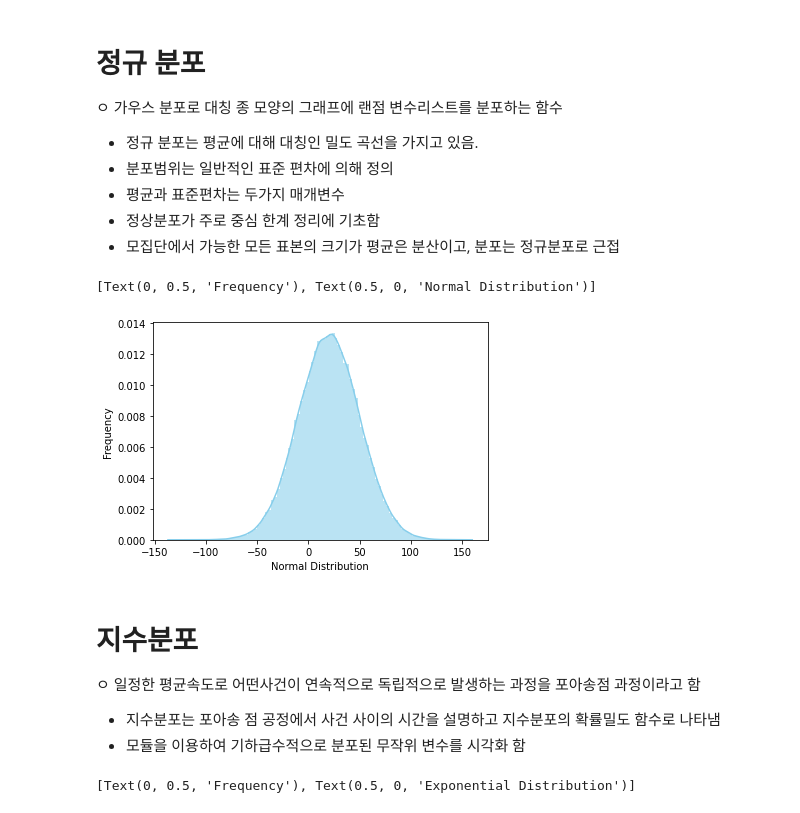
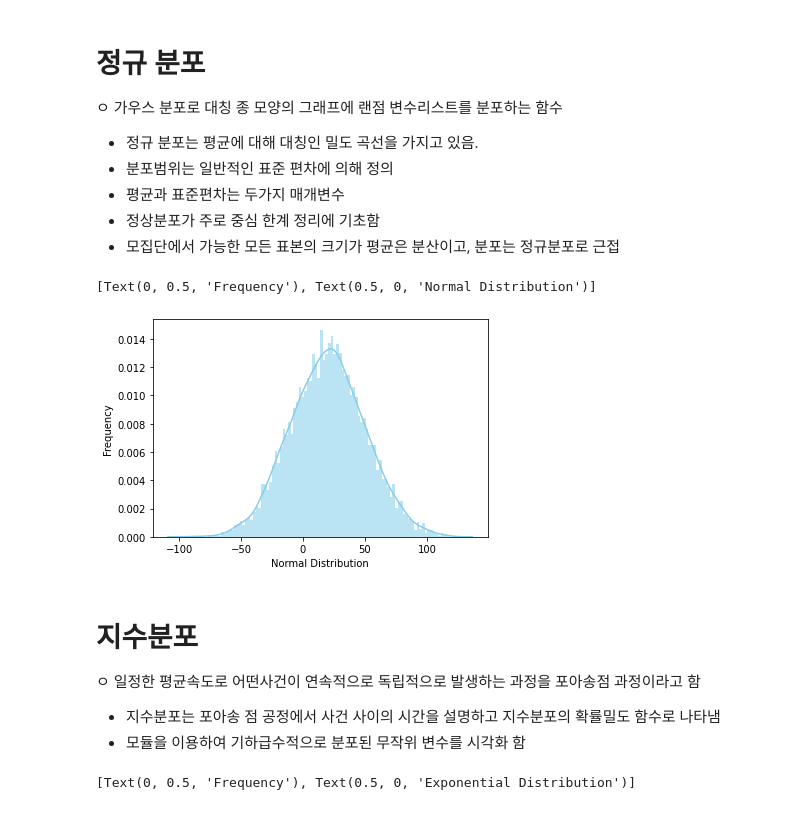
Before and after one commit to ChoonSikBang/2021-Study, a Jupyter notebook: 2주차_Understanding_statistics(2).ipynb, the cells around one changed output. Cells and saved outputs as stored; diff of their text form; code cells hidden in the pictures.

```diff
--- a/2주차_Understanding_statistics(2).ipynb
+++ b/2주차_Understanding_statistics(2).ipynb
@@ -1,7 +1,7 @@
 # %% [markdown]
 <a href="https://colab.research.google.com/github/ChoonSikBang/2021-Study/blob/main/2%EC%A3%BC%EC%B0%A8_Understanding_statistics(2).ipynb" target="_parent"><img src="https://colab.research.google.com/assets/colab-badge.svg" alt="Open In Colab"/></a>
 # %% [markdown]
-# 정규 분포
+# **정규 분포**
 
 ㅇ 가우스 분포로 대칭 종 모양의 그래프에 랜점 변수리스트를 분포하는 함수
   - 정규 분포는 평균에 대해 대칭인 밀도 곡선을 가지고 있음.
@@ -12,31 +12,36 @@
 # %%
 '''
 정규 분포
 
 ㅇ 가우스 분포로 대칭 종 모양의 그래프에 랜점 변수리스트를 분포하는 함수
   - 정규 분포는 평균에 대해 대칭인 밀도 곡선을 가지고 있음.
   - 분포범위는 일반적인 표준 편차에 의해 정의
   - 평균과 표준편차는 두가지 매개변수
   - 정상분포가 주로 중심 한계 정리에 기초함
   - 모집단에서 가능한 모든 표본의 크기가 평균은 분산이고, 분포는 정규분포로 근접
 
 '''
 
 from scipy.stats import norm
 import seaborn as sns
+import pandas as pd
+import numpy as np
+import matplotlib.pyplot as plt
 
-normal_data = norm.rvs(size=190000,loc=20,scale=30)
+normal_data = norm.rvs(size=9000,loc=20,scale=30)
 axis = sns.distplot(normal_data,
                     bins=100,
                     kde=True,
                     color='skyblue',
-                    hist_kws={"linewidth": 15,'alpha':0.568})
+                    hist_kws={"linewidth": 15,'alpha':0.568}
+                    , hist=True)
+
 axis.set(xlabel='Normal Distribution', ylabel='Frequency')
 # %% [output]
 [Text(0, 0.5, 'Frequency'), Text(0.5, 0, 'Normal Distribution')]
-[figure, old version]
+[figure, new version]
 # %% [markdown]
-# 지수분포
+# **지수분포**
 
 ㅇ 일정한 평균속도로 어떤사건이 연속적으로 독립적으로 발생하는 과정을 포아송점 과정이라고 함
   - 지수분포는 포아송 점 공정에서 사건 사이의 시간을 설명하고 지수분포의 확률밀도 함수로 나타냄
```
Also changed, not shown: parts of 3 cells of this notebook.
